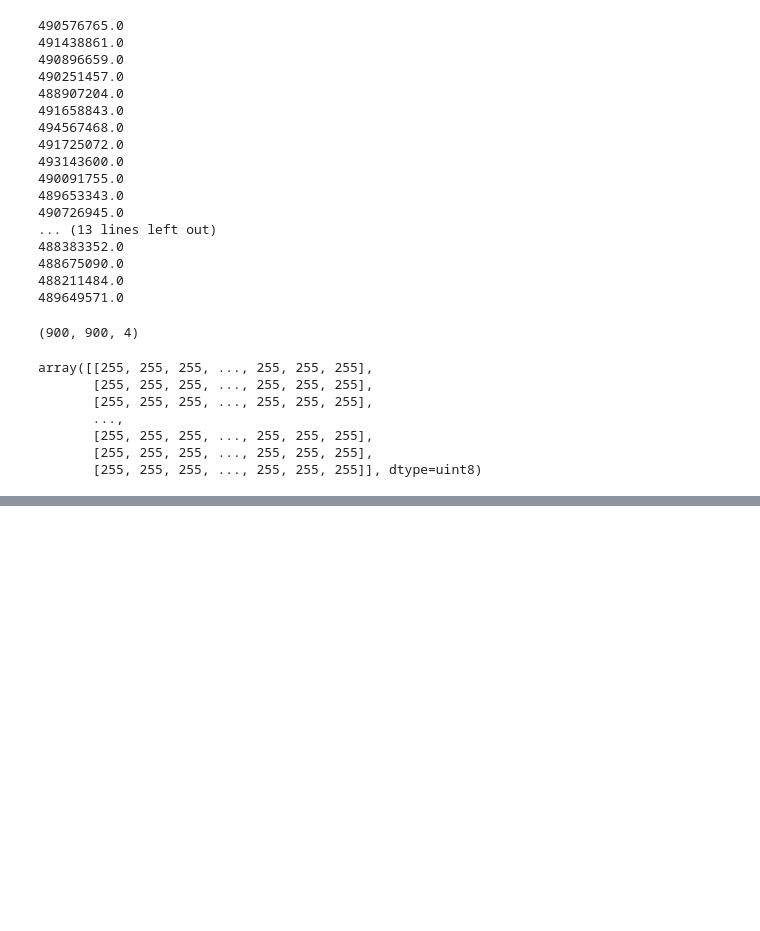
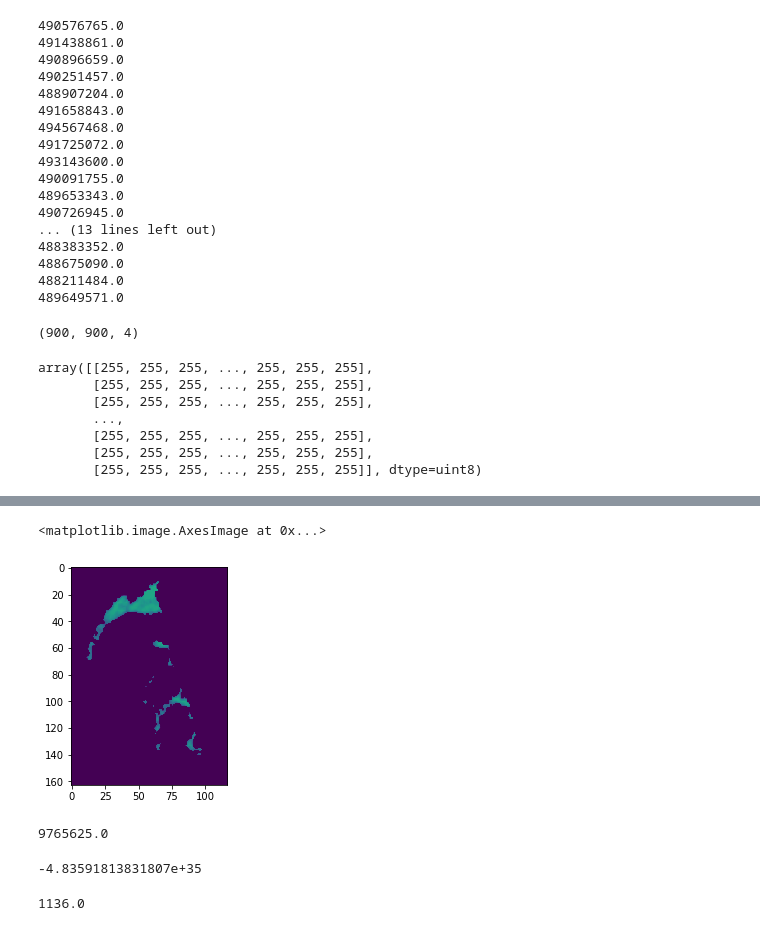
Before and after one commit to geogeordie/AMSR2_IceProduction, a Jupyter notebook: HeatFlux2IceProduction.ipynb, the cells around one changed output, grey strips where cells are left out. Cells and saved outputs as stored; diff of their text form; code cells hidden in the pictures; blank space fills up the shorter version.

```diff
--- a/HeatFlux2IceProduction.ipynb
+++ b/HeatFlux2IceProduction.ipynb
@@ -200,0 +264,24 @@ array([[255, 255, 255, ..., 255, 255, 255],
+# %%
+plt.imshow(Iceproduction,vmin=8000000, vmax=10999995)
+#Dave = Iceproduction[1,60,15]
+#print(Dave)
+# %% [output]
+<matplotlib.image.AxesImage at 0x...>
+[figure, added]
+# %%
+#Iceproduction[Iceproduction == -4.83591813831807e+35] = 0
+
+Iceproduction[20,60]
+# %% [output]
+9765625.0
+# %%
+Iceproduction[0,100]
+# %% [output]
+-4.83591813831807e+35
+# %%
+#last day total
+np.sum(SICO_mask)
+#1136.0
+#10566694757.450836/1136
+# %% [output]
+1136.0
```
Also changed, not shown: parts of 12 cells of this notebook.
